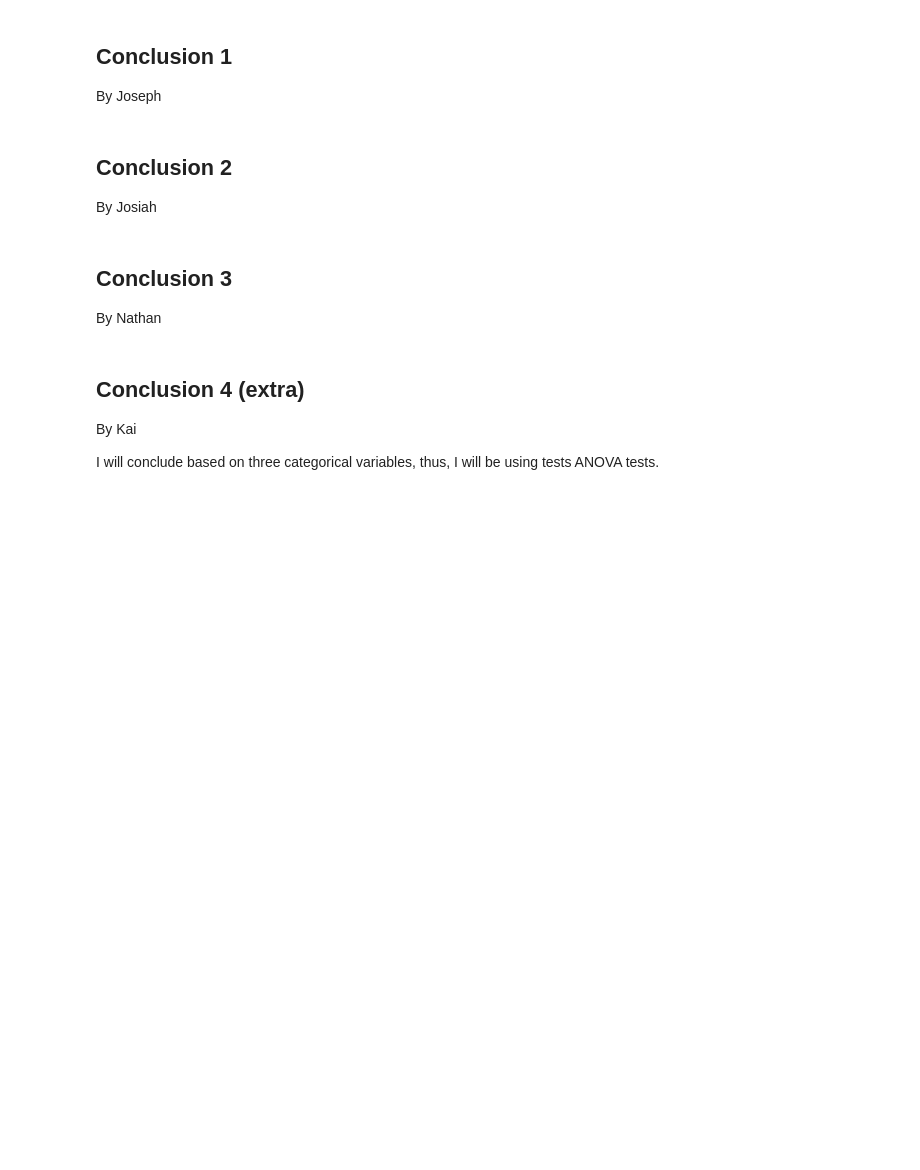
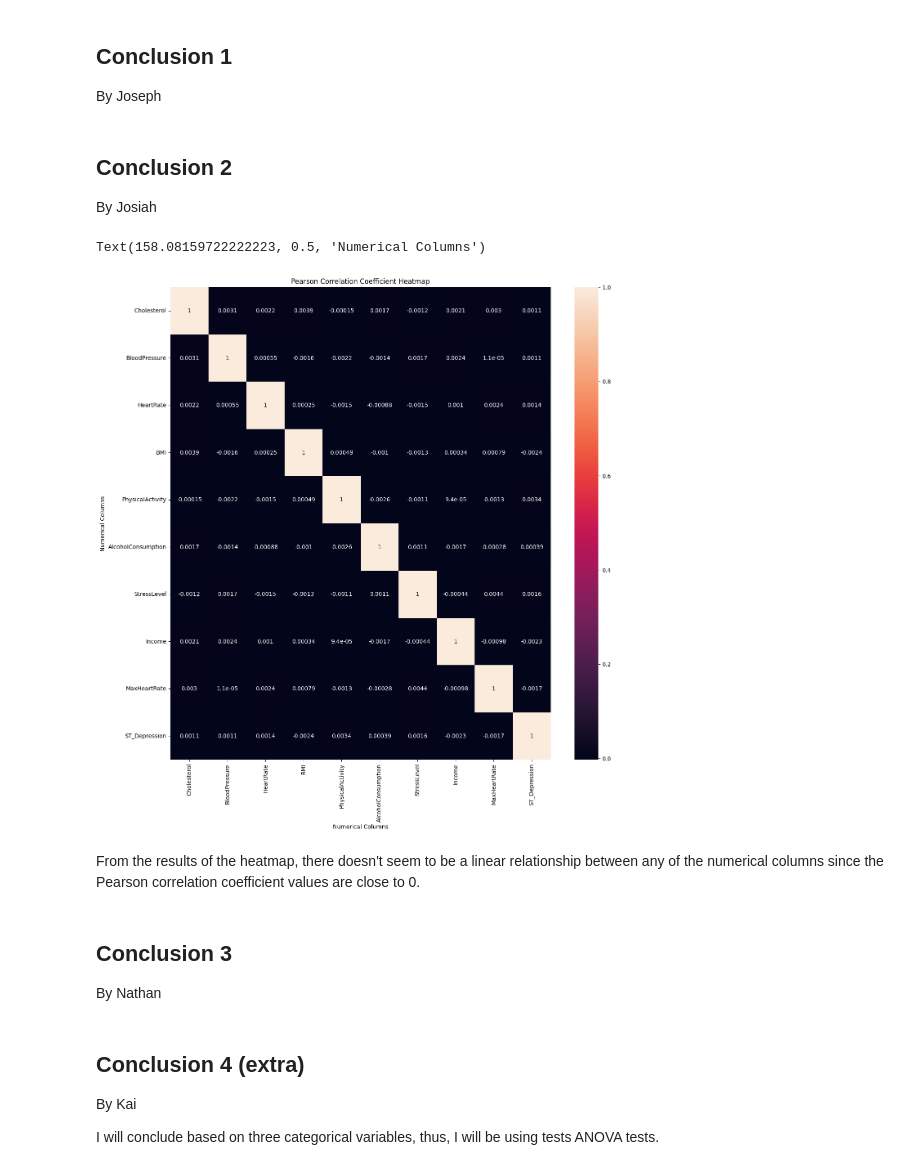
Before and after one commit to kchen3490/cmsc320-final, a Jupyter notebook: notebook.ipynb, the cells around one changed output. Saved outputs shown, nothing was run; the diff lists cells and outputs as text; code cells hidden in the pictures; blank space fills up the shorter version.

```diff
--- a/notebook.ipynb
+++ b/notebook.ipynb
@@ -29,0 +22,4 @@ heart_attack_df
+# %%
+heart_attack_df = heart_attack_df.dropna()
+
+print("Rows: " + str(len(heart_attack_df.index)))
@@ -29,0 +32,9 @@ heart_attack_df
+# %%
+heart_attack_df['Smoker'] = heart_attack_df['Smoker'].apply(lambda value : True if value == 1 else False)
+heart_attack_df['Diabetes'] = heart_attack_df['Diabetes'].apply(lambda value : True if value == 1 else False)
+heart_attack_df['Hypertension'] = heart_attack_df['Hypertension'].apply(lambda value : True if value == 1 else False)
+heart_attack_df['FamilyHistory'] = heart_attack_df['FamilyHistory'].apply(lambda value : True if value == 1 else False)
+heart_attack_df['PreviousHeartAttack'] = heart_attack_df['PreviousHeartAttack'].apply(lambda value : True if value == 1 else False)
+heart_attack_df['StrokeHistory'] = heart_attack_df['StrokeHistory'].apply(lambda value : True if value == 1 else False)
+
+heart_attack_df.head()
@@ -33,6 +52,21 @@ By Joseph
 # %% [markdown]
 ## Conclusion 2
 By Josiah
+# %%
+plt.figure(figsize=(15, 15))
+
+heart_attack_df_correlation = heart_attack_df[['Cholesterol', 'BloodPressure', 'HeartRate', 'BMI', 'PhysicalActivity', 'AlcoholConsumption', 'StressLevel', 'Income', 'MaxHeartRate', 'ST_Depression']]
+
+sns.heatmap(heart_attack_df_correlation.corr(method='pearson'), annot=True)
+
+plt.title("Pearson Correlation Coefficient Heatmap")
+plt.xlabel("Numerical Columns")
+plt.ylabel("Numerical Columns")
+# %% [output]
+Text(158.08159722222223, 0.5, 'Numerical Columns')
+[figure, added]
+# %% [markdown]
+From the results of the heatmap, there doesn't seem to be a linear relationship between any of the numerical columns since the Pearson correlation coefficient values are close to 0.
 # %% [markdown]
 ## Conclusion 3
 By Nathan
```
Also changed, not shown: parts of 8 cells of this notebook.
